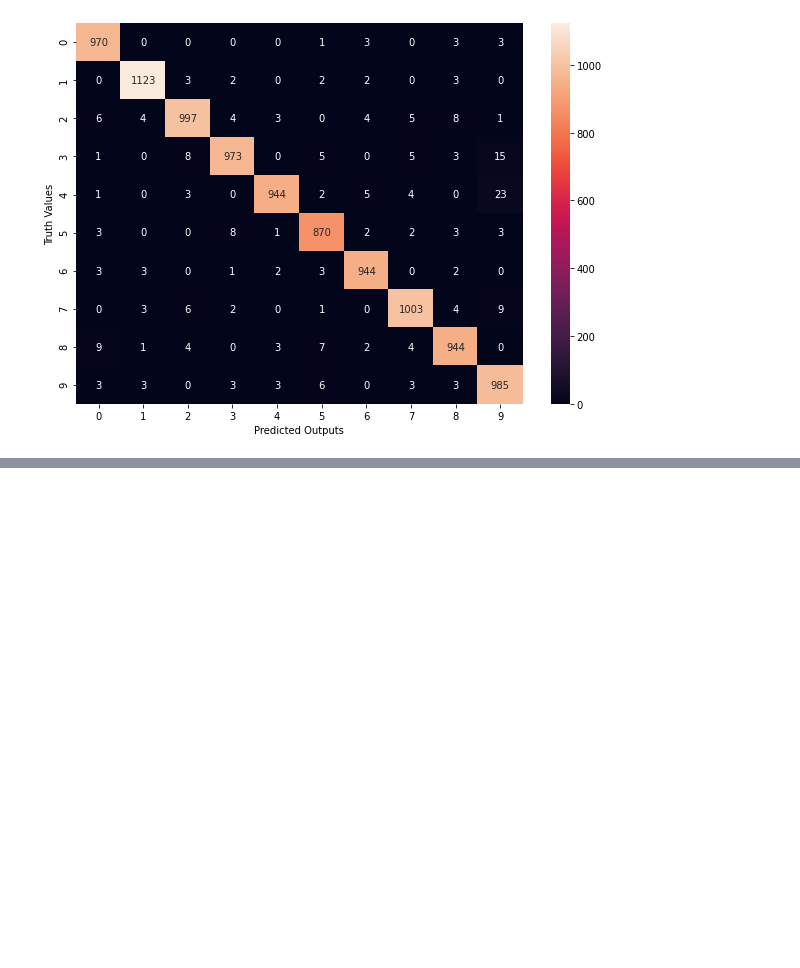
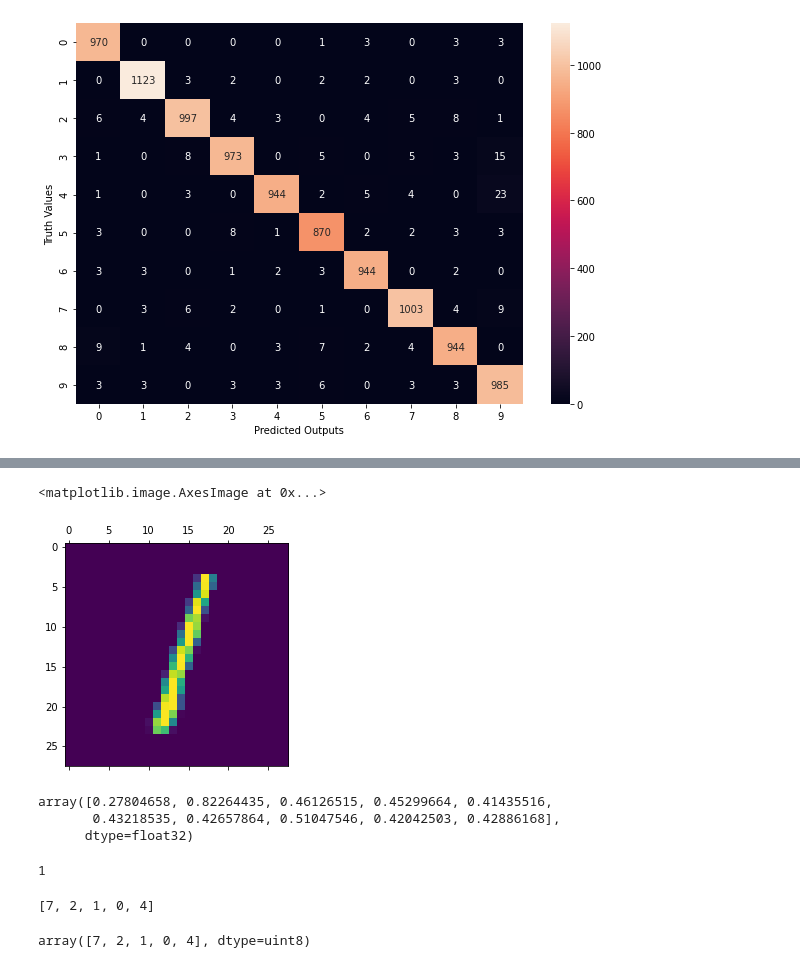
Before and after one commit to Void-Brain70/Deep_Learning, a Jupyter notebook: Handwritten_Digit_Classification.ipynb, the cells around one changed output, grey strips where cells are left out. Saved outputs shown, nothing was run; the diff lists cells and outputs as text; code cells hidden in the pictures; blank space fills up the shorter version.

```diff
--- a/Handwritten_Digit_Classification.ipynb
+++ b/Handwritten_Digit_Classification.ipynb
@@ -196,0 +334,25 @@ Text(69.0, 0.5, 'Truth Values')
+# %%
+plt.matshow(x_test[2])
+# %% [output]
+<matplotlib.image.AxesImage at 0x...>
+[figure, added]
+# %%
+pre = model.predict(x_test_flatten)
+pre[2]
+# %% [output]
+array([0.27804658, 0.82264435, 0.46126515, 0.45299664, 0.41435516,
+       0.43218535, 0.42657864, 0.51047546, 0.42042503, 0.42886168],
+      dtype=float32)
+# %%
+np.argmax(pre[2])
+# %% [output]
+1
+# %%
+pre_lab = [np.argmax(i) for i in pre]
+pre_lab[:5]
+# %% [output]
+[7, 2, 1, 0, 4]
+# %%
+y_test[:5]
+# %% [output]
+array([7, 2, 1, 0, 4], dtype=uint8)
```
Also changed, not shown: parts of 22 cells of this notebook.
